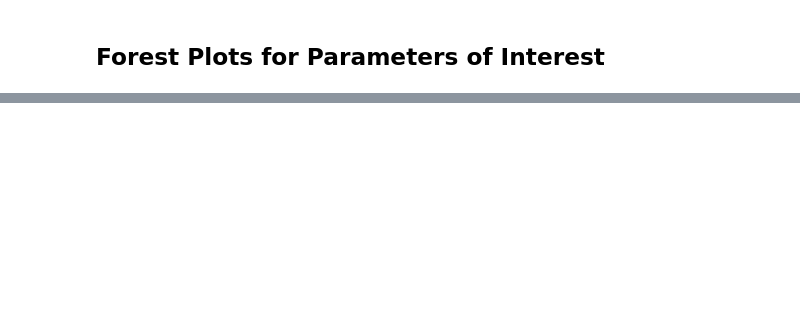
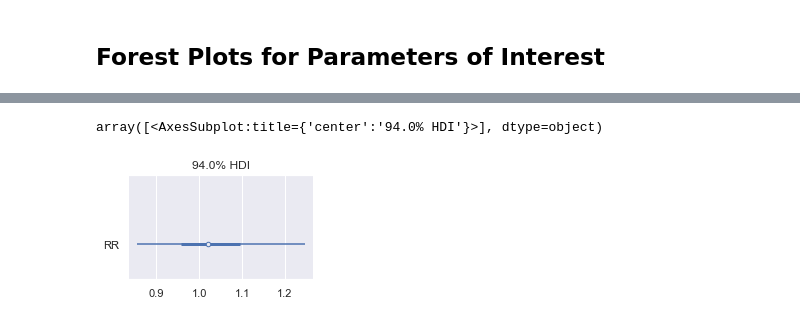
Before and after one commit to btbyrnes/bayesian_notebooks, a Jupyter notebook: hw2-3.ipynb, the cells around one changed output, grey strips where cells are left out. Cells and saved outputs as stored; diff of their text form; code cells hidden in the pictures; blank space fills up the shorter version.

```diff
--- a/hw2-3.ipynb
+++ b/hw2-3.ipynb
@@ -239,0 +240,5 @@ array([<AxesSubplot:title={'center':'94.0% HDI'}>], dtype=object)
+# %%
+pm.plot_forest(trace_c, var_names=["RR"], combined=True, figsize=(3,2))
+# %% [output]
+array([<AxesSubplot:title={'center':'94.0% HDI'}>], dtype=object)
+[figure, added]
```
Also changed, not shown: parts of 11 cells of this notebook.
